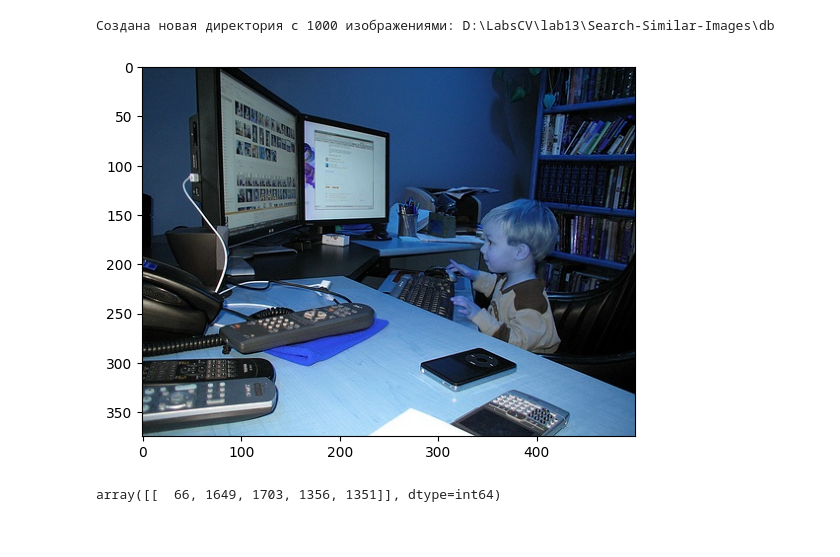
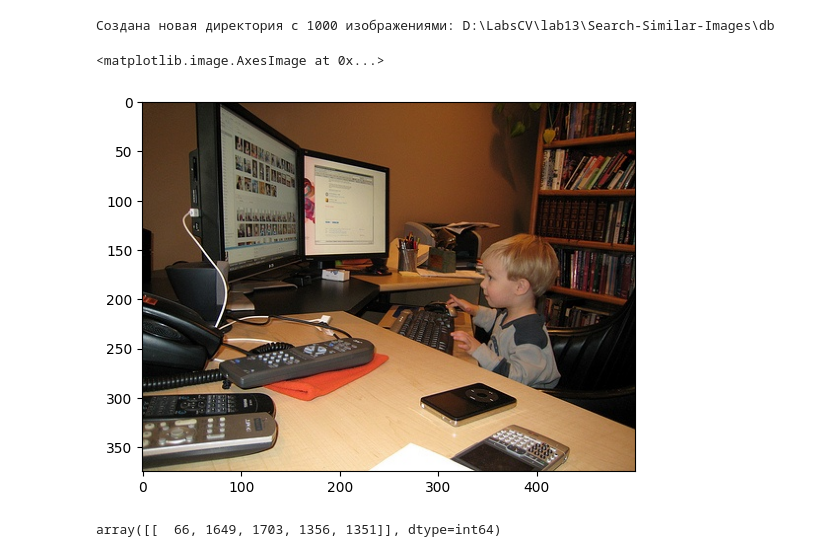
Before and after one commit to dasvids/Search-Similar-Images, a Jupyter notebook: train.ipynb, the cells around one changed output. Saved outputs shown, nothing was run; the diff lists cells and outputs as text; code cells hidden in the pictures.

```diff
--- a/train.ipynb
+++ b/train.ipynb
@@ -82,10 +85,10 @@ db['encoding_vector'] = db['encoding_vector'].apply(lambda x: eval(x))
 nbrs = load('nbrs.joblib')
 # %%
 img = cv.imread('db/2007_007203.jpg')
-plt.imshow(img)
-img = cv.cvtColor(img, cv.COLOR_BGR2GRAY)
+plt.imshow(cv.cvtColor(img, cv.COLOR_BGR2RGB))
 # %% [output]
+<matplotlib.image.AxesImage at 0x...>
-[figure, old version]
+[figure, new version]
 # %%
 t_img = vectorize_image(img,kmeans)
 
```
Also changed, not shown: parts of 2 cells of this notebook.
